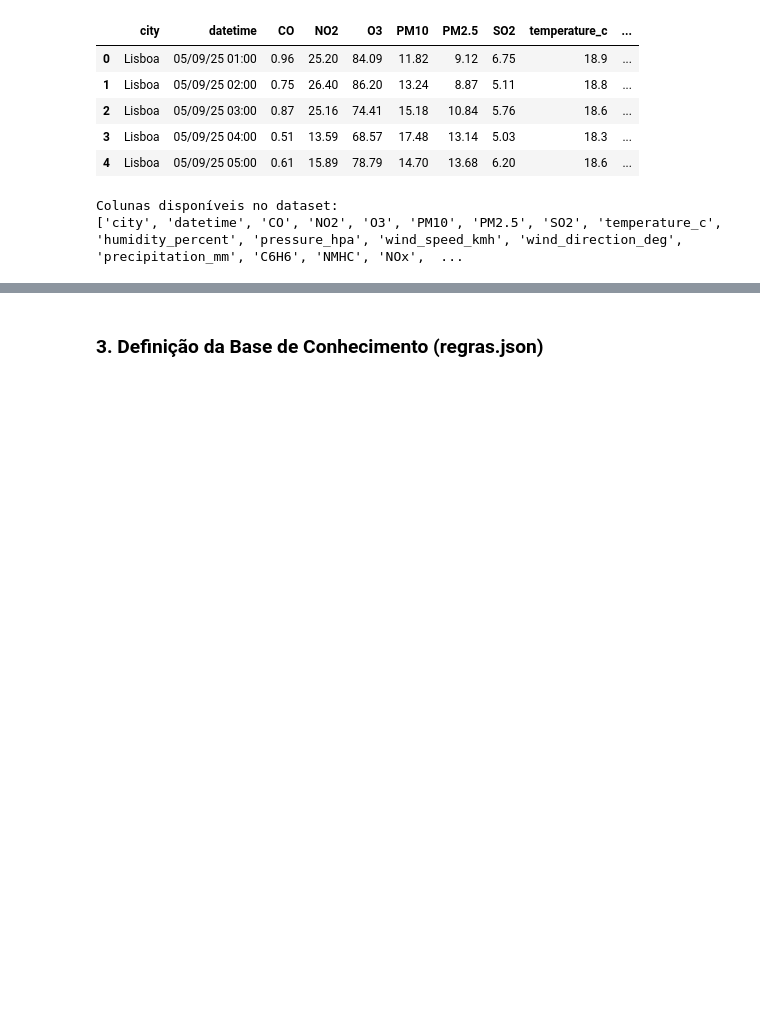
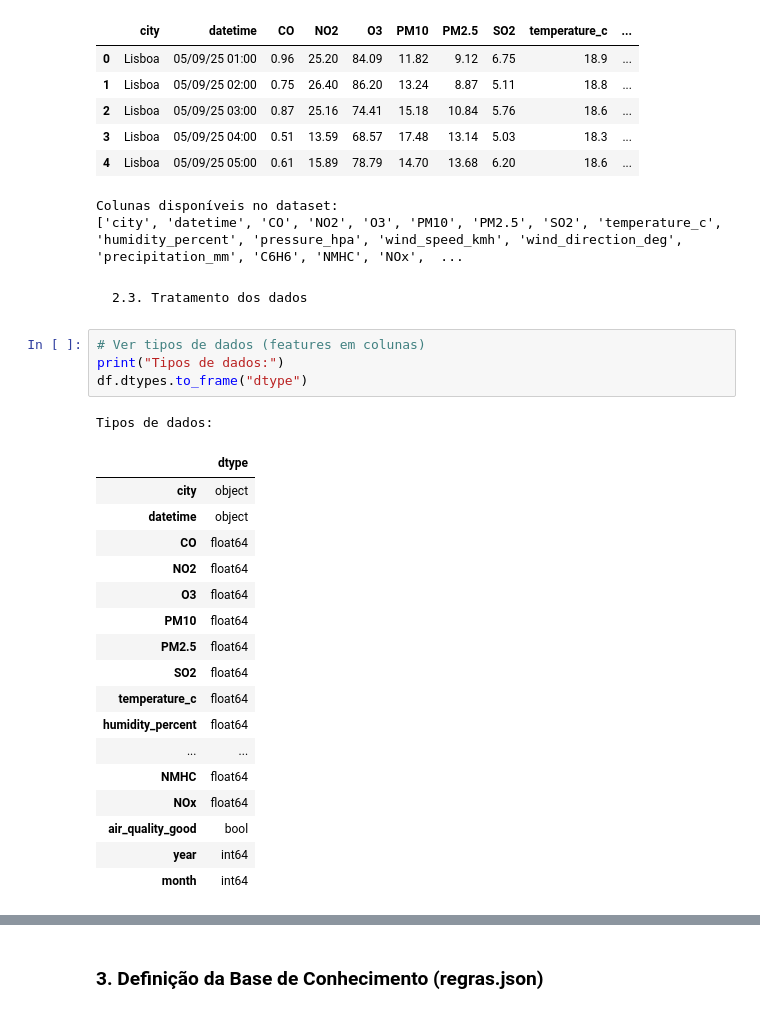
Before and after one commit to FederEx18/IIA_Project, a Jupyter notebook: Module_1/dev.ipynb, the cells around one changed output, grey strips where cells are left out. Saved outputs shown, nothing was run; the diff lists cells and outputs as text; blank space fills up the shorter version.

Commit message:
tratamento de dados

```diff
--- a/Module_1/dev.ipynb
+++ b/Module_1/dev.ipynb
@@ -48,3 +48,28 @@ Dataset carregado
 | 4 | Lisboa | 05/09/25 05:00 | 0.61 | 15.89 | 78.79 | 14.70 | 13.68 | 6.20 | 18.6 | ... |
 Colunas disponíveis no dataset:
 ['city', 'datetime', 'CO', 'NO2', 'O3', 'PM10', 'PM2.5', 'SO2', 'temperature_c', 'humidity_percent', 'pressure_hpa', 'wind_speed_kmh', 'wind_direction_deg', 'precipitation_mm', 'C6H6', 'NMHC', 'NOx',  ...
+# %% [markdown]
+    2.3. Tratamento dos dados
+# %%
+# Ver tipos de dados (features em colunas)
+print("Tipos de dados:")
+df.dtypes.to_frame("dtype")
+# %% [output]
+Tipos de dados:
+|  | dtype |
+| city | object |
+| datetime | object |
+| CO | float64 |
+| NO2 | float64 |
+| O3 | float64 |
+| PM10 | float64 |
+| PM2.5 | float64 |
+| SO2 | float64 |
+| temperature_c | float64 |
+| humidity_percent | float64 |
+| ... | ... |
+| NMHC | float64 |
+| NOx | float64 |
+| air_quality_good | bool |
+| year | int64 |
+| month | int64 |
```
Also changed, not shown: parts of 6 cells of this notebook.
